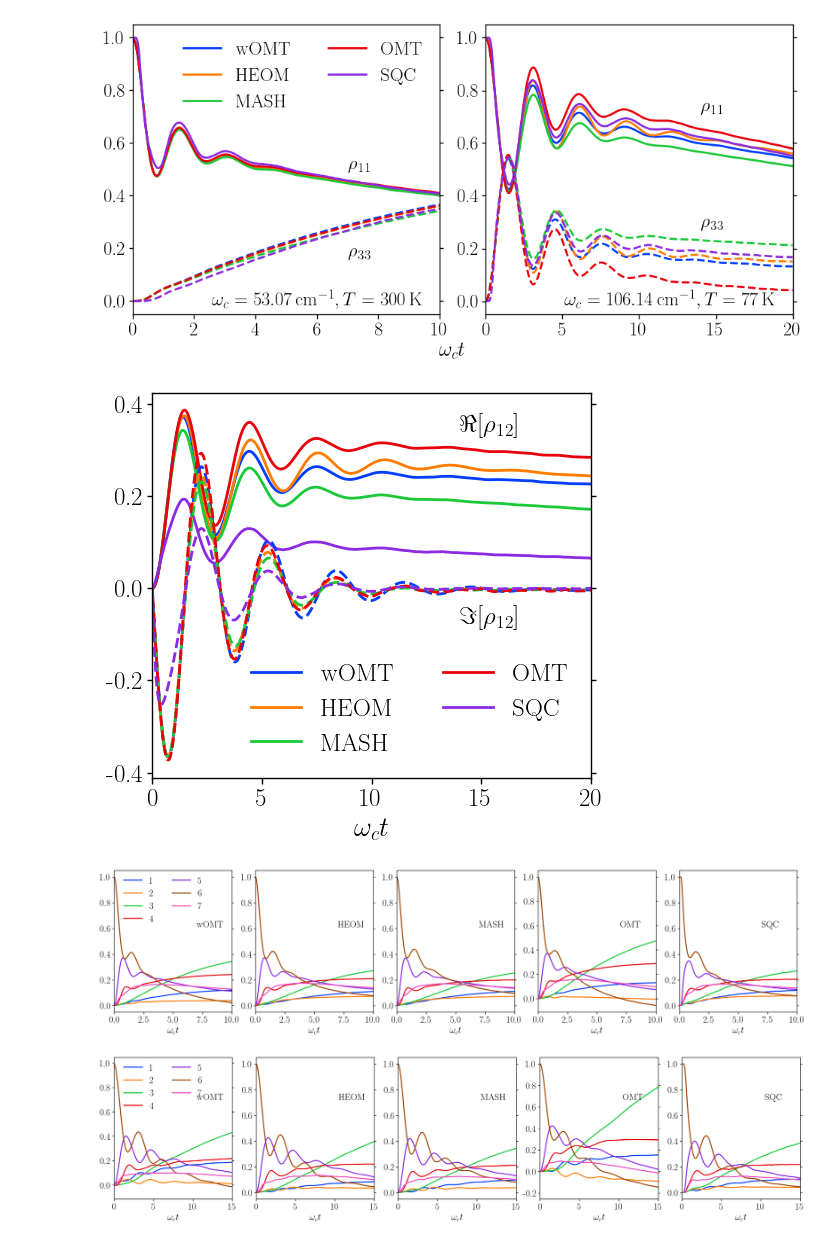
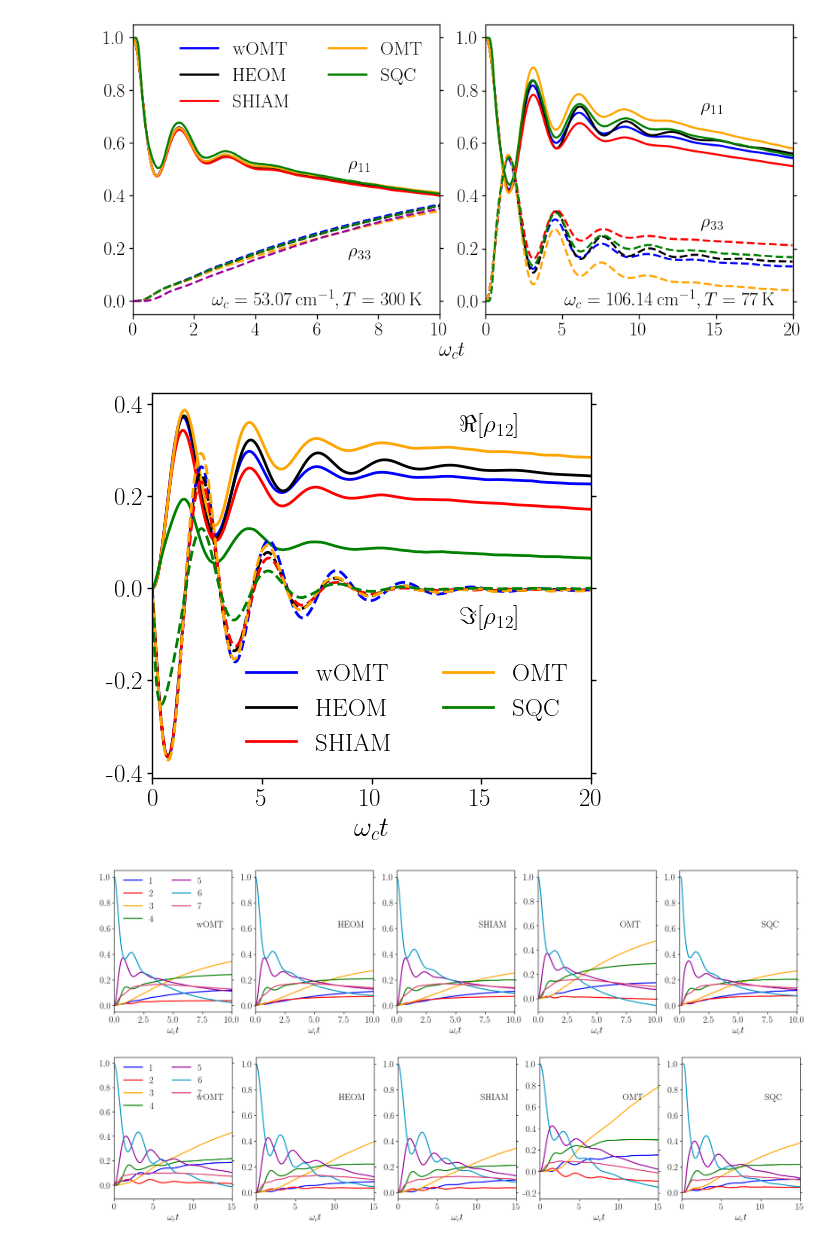
Before and after one commit to kritanjan-polley/wOMT, a Jupyter notebook: plot.ipynb, the cells around one changed output. Drawn from its saved outputs; the diff is of its cells as text; code cells hidden in the pictures.

```diff
--- a/plot.ipynb
+++ b/plot.ipynb
@@ -1,5 +1,7 @@
 # %%
 import numpy as np
+import scipy.linalg as la
+
 import matplotlib.pyplot as plt
 from cycler import cycler
 import seaborn as sns
@@ -17,11 +19,19 @@ plt.rcParams['axes.linewidth'] = 1.0
 plt.rcParams['xtick.major.width'] = 1.0
 plt.rcParams['ytick.major.width'] = 1.0
 plt.rcParams['xtick.major.size'] = 4.5
-colors = sns.color_palette('bright')
+colors = ['b','r','orange','green',
+        '#990099','#0099c6','#dd4477','#66aa00',
+        '#b82e2e','#316395','#994499','#22aa99',
+        '#aaaa11','#6633cc','#e67300','#8b0707',
+        '#651067','#329262','#5574a6','#3b3eac',
+        '#b77322','#16d620','#b91383','#f4359e',
+        '#9c5935','#a9c413','#2a778d','#668d1c',
+        '#bea413','#0c5922','#743411'];
 plt.rcParams['axes.prop_cycle'] = cycler(color=colors)
 
 golden_ratio = 0.5 * (1.0 + math.sqrt(5.0))
-ls = '--'
+# (0, (3, 1, 1, 1, 1, 1))
+ls = ['--'] * 10
 # %%
 
 fig = plt.figure(figsize=(10,10))
@@ -342,12 +353,12 @@ f5 = np.loadtxt('datafiles/SQC_3LS_lambda_35_T_300_tau_100.txt')
 
 
 plt.plot(f2[:,0], f2[:,1], label='wOMT', color=colors[0])
-plt.plot(f1[:,0], f1[:,1], label='HEOM', color=colors[1])
-plt.plot(f3[:,0], f3[:,1], label='MASH', color=colors[2])
-plt.plot(f4[:,0], f4[:,1], label='OMT', color=colors[3])
-plt.plot(f5[:,0], f5[:,1], label='SQC', color=colors[4])
+plt.plot(f1[:,0], f1[:,1], label='HEOM', color='k')
+plt.plot(f3[:,0], f3[:,1], label='SHIAM', color=colors[1])
+plt.plot(f4[:,0], f4[:,1], label='OMT', color=colors[2])
+plt.plot(f5[:,0], f5[:,1], label='SQC', color=colors[3])
 plt.plot(f2[:,0], f2[:,3], color=colors[0], ls='--')
-plt.plot(f1[:,0], f1[:,3], color=colors[1], ls='--')
+plt.plot(f1[:,0], f1[:,3], color='k', ls='--')
 plt.plot(f3[:,0], f3[:,3], color=colors[2], ls='--')
 plt.plot(f4[:,0], f4[:,3], color=colors[3], ls='--')
 plt.plot(f5[:,0], f5[:,3], color=colors[4], ls='--')
@@ -367,57 +378,57 @@ f4 = np.loadtxt('datafiles/OMT_3LS_lambda_35_T_77_tau_50.txt')
 f5 = np.loadtxt('datafiles/SQC_3LS_lambda_35_T_77_tau_50.txt')
 
 plt.plot(f2[:,0], f2[:,1], color=colors[0])
-plt.plot(f1[:,0], f1[:,1], color=colors[1])
-plt.plot(f3[:,0], f3[:,1], color=colors[2])
-plt.plot(f4[:,0], f4[:,1], color=colors[3])
-plt.plot(f5[:,0], f5[:,1], color=colors[4])
+plt.plot(f1[:,0], f1[:,1], color='k')
+plt.plot(f3[:,0], f3[:,1], color=colors[1])
+plt.plot(f4[:,0], f4[:,1], color=colors[2])
+plt.plot(f5[:,0], f5[:,1], color=colors[3])
 plt.plot(f2[:,0], f2[:,2], color=colors[0], ls='--')
-plt.plot(f1[:,0], f1[:,2], color=colors[1], ls='--')
-plt.plot(f3[:,0], f3[:,2], color=colors[2], ls='--')
-plt.plot(f4[:,0], f4[:,2], color=colors[3], ls='--')
-plt.plot(f5[:,0], f5[:,2], color=colors[4], ls='--')
+plt.plot(f1[:,0], f1[:,2], color='k', ls='--')
+plt.plot(f3[:,0], f3[:,2], color=colors[1], ls='--')
+plt.plot(f4[:,0], f4[:,2], color=colors[2], ls='--')
+plt.plot(f5[:,0], f5[:,2], color=colors[3], ls='--')
 plt.text(0.7, 0.7, r'$\rho_{11}$', transform=plt.gca().transAxes, fontsize=18)
 plt.text(0.7, 0.3, r'$\rho_{33}$', transform=plt.gca().transAxes, fontsize=18)
 plt.text(0.6, 0.03, r'$\omega_c=106.14 \, \mathrm{cm}^{-1}, T = 77\, \mathrm{K}$', transform=plt.gca().transAxes, horizontalalignment='center')
 plt.gca().yaxis.set_major_formatter(FormatStrFormatter('%.1f'))
 plt.xlim([0,20])
 
 fig.supxlabel(r'$\omega_c t$', y=-0.01, fontsize=20)
-# plt.savefig('3LS_pop_compare.pdf', bbox_inches='tight', dpi=800)
+# plt.savefig('Figure4.pdf', bbox_inches='tight', dpi=800)
 
 plt.show()
 
 plt.figure(figsize=(3.5*golden_ratio,5))
 
 f1 = np.loadtxt('datafiles/HEOM_3LS_lambda_35_T_77_tau_50.txt')
 f2 = np.loadtxt('datafiles/wOMT_3LS_lambda_35_T_77_tau_50.txt')
 f3 = np.loadtxt('datafiles/mash_3LS_lambda_35_T_77_tau_50.txt')
 f4 = np.loadtxt('datafiles/OMT_3LS_lambda_35_T_77_tau_50.txt')
 f5 = np.loadtxt('datafiles/SQC_3LS_lambda_35_T_77_tau_50.txt')
 
 plt.plot(f2[:,0], f2[:,4], label='wOMT', color=colors[0])
-plt.plot(f1[:,0], f1[:,4], label='HEOM', color=colors[1])
-plt.plot(f3[:,0], f3[:,4], label='MASH', color=colors[2])
-plt.plot(f4[:,0], f4[:,4], label='OMT', color=colors[3])
-plt.plot(f5[:,0], f5[:,4], label='SQC', color=colors[4])
+plt.plot(f1[:,0], f1[:,4], label='HEOM', color='k')
+plt.plot(f3[:,0], f3[:,4], label='SHIAM', color=colors[1])
+plt.plot(f4[:,0], f4[:,4], label='OMT', color=colors[2])
+plt.plot(f5[:,0], f5[:,4], label='SQC', color=colors[3])
 plt.plot(f1[:,0], f1[:,5], color=colors[0], ls='--')
-plt.plot(f2[:,0], f2[:,5], color=colors[1], ls='--')
-plt.plot(f3[:,0], -f3[:,5], color=colors[2], ls='--')
-plt.plot(f4[:,0], f4[:,5], color=colors[3], ls='--')
-plt.plot(f5[:,0], f5[:,5], color=colors[4], ls='--')
+plt.plot(f2[:,0], f2[:,5], color='k', ls='--')
+plt.plot(f3[:,0], -f3[:,5], color=colors[1], ls='--')
+plt.plot(f4[:,0], f4[:,5], color=colors[2], ls='--')
+plt.plot(f5[:,0], f5[:,5], color=colors[3], ls='--')
 plt.text(0.7, 0.9, r'$\Re [\rho_{12}]$', transform=plt.gca().transAxes, fontsize=18)
 plt.text(0.7, 0.4, r'$\Im [\rho_{12}]$', transform=plt.gca().transAxes, fontsize=18)
 plt.legend(frameon=False, ncol=2)
 plt.gca().yaxis.set_major_formatter(FormatStrFormatter('%.1f'))
 plt.xlim([0,20])
 plt.xlabel(r'$\omega_c t$', fontsize=20)
 
-# plt.savefig('3LS_coherence_compare.pdf', bbox_inches='tight', dpi=800)
+# plt.savefig('Figure5.pdf', bbox_inches='tight', dpi=800)
 
 plt.show()
 # %% [output]
-[figure, old version]
+[figure, new version]
-[figure, old version]
+[figure, new version]
 # %%
 f1 = np.loadtxt('datafiles/wOMT_7LS_lambda_35_T_300_tau_100.txt')
 f2 = np.loadtxt('datafiles/mash_7LS_lambda_35_T_300_tau_100.txt')
@@ -448,7 +459,7 @@ plt.xlabel(r'$\omega_ct$', fontsize=18)
 plt.subplot(1,5,3)
 for i in range(7):
     plt.plot(f2[:,0], f2[:,i+1], color=colors[i])
-plt.text(0.7, 0.6, r'MASH', transform=plt.gca().transAxes, fontsize=18)
+plt.text(0.7, 0.6, r'SHIAM', transform=plt.gca().transAxes, fontsize=18)
 plt.xlim([0,10])
 plt.xlabel(r'$\omega_ct$', fontsize=18)
 
@@ -466,7 +477,7 @@ plt.text(0.7, 0.6, r'SQC', transform=plt.gca().transAxes, fontsize=18)
 plt.xlim([0,10])
 plt.xlabel(r'$\omega_ct$', fontsize=18)
 
-# plt.savefig(pic_dir + '7LS_population_highT.pdf', bbox_inches='tight', dpi=800)
+# plt.savefig('Figure6.pdf', bbox_inches='tight', dpi=800)
 
 plt.show()
 
@@ -500,7 +511,7 @@ plt.gca().yaxis.set_major_formatter(FormatStrFormatter('%.1f'))
 plt.subplot(1,5,3)
 for i in range(7):
     plt.plot(f2[:,0], f2[:,i+1], color=colors[i])
-plt.text(0.7, 0.7, r'MASH', transform=plt.gca().transAxes, fontsize=18)
+plt.text(0.7, 0.7, r'SHIAM', transform=plt.gca().transAxes, fontsize=18)
 plt.xlim([0,15])
 plt.xlabel(r'$\omega_ct$', fontsize=18)
 plt.gca().yaxis.set_major_formatter(FormatStrFormatter('%.1f'))
@@ -521,12 +532,12 @@ plt.xlim([0,15])
 plt.xlabel(r'$\omega_ct$', fontsize=18)
 plt.gca().yaxis.set_major_formatter(FormatStrFormatter('%.1f'))
 
-# plt.savefig(pic_dir + '7LS_population_lowT.pdf', bbox_inches='tight', dpi=800)
+# plt.savefig('Figure7.pdf', bbox_inches='tight', dpi=800)
 
 plt.show()
 # %% [output]
-[figure, old version]
+[figure, new version]
-[figure, old version]
+[figure, new version]
 # %%
 f1 = np.loadtxt('datafiles/HEOM_7LS_lambda_35_T_77_tau_50.txt')
 f2 = np.loadtxt('datafiles/full_g_wOMT_7LS_lambda_35_T_77_tau_50.txt')
```
Also changed, not shown: parts of 9 cells of this notebook.
